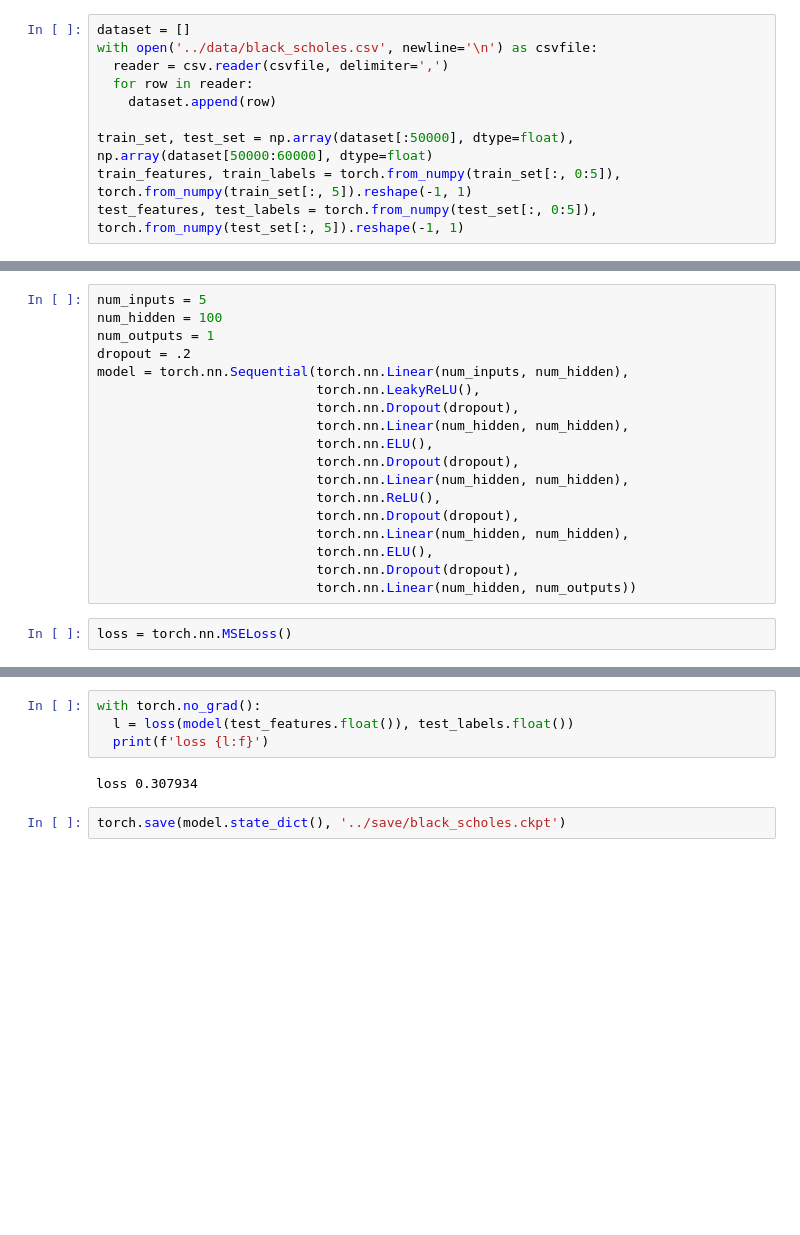
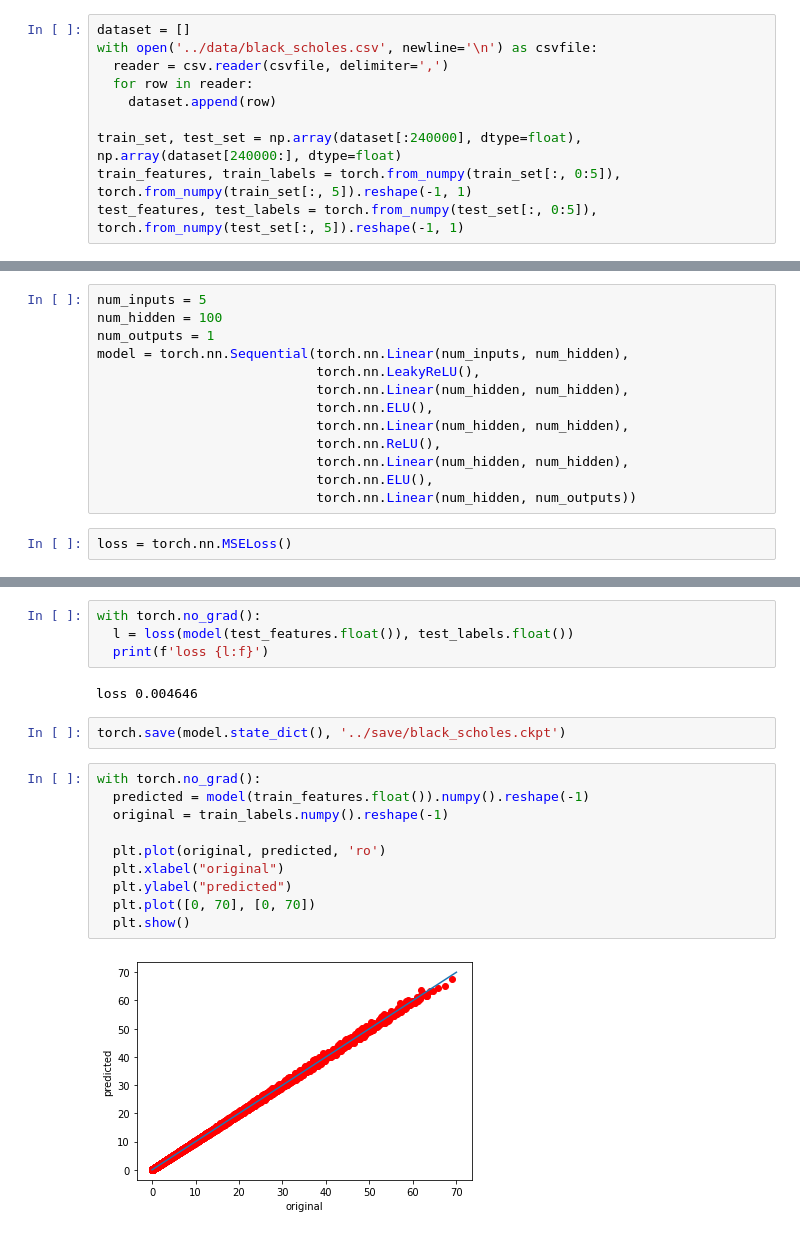
Before and after one commit to tmtsf/deep-learning, a Jupyter notebook: code/02-quant_finance/src/black_scholes.ipynb, the cells around one changed output, grey strips where cells are left out. Drawn from its saved outputs; the diff is of its cells as text; blank space fills up the shorter version.

Commit message:
can train the black scholes now

```diff
--- a/code/02-quant_finance/src/black_scholes.ipynb
+++ b/code/02-quant_finance/src/black_scholes.ipynb
@@ -11,7 +12,7 @@ with open('../data/black_scholes.csv', newline='\n') as csvfile:
   for row in reader:
     dataset.append(row)
 
-train_set, test_set = np.array(dataset[:50000], dtype=float), np.array(dataset[50000:60000], dtype=float)
+train_set, test_set = np.array(dataset[:240000], dtype=float), np.array(dataset[240000:], dtype=float)
 train_features, train_labels = torch.from_numpy(train_set[:, 0:5]), torch.from_numpy(train_set[:, 5]).reshape(-1, 1)
 test_features, test_labels = torch.from_numpy(test_set[:, 0:5]), torch.from_numpy(test_set[:, 5]).reshape(-1, 1)
 # %%
@@ -26,19 +27,14 @@ test_iter = torch.utils.data.DataLoader(torch.utils.data.TensorDataset(test_feat
 num_inputs = 5
 num_hidden = 100
 num_outputs = 1
-dropout = .2
 model = torch.nn.Sequential(torch.nn.Linear(num_inputs, num_hidden),
                             torch.nn.LeakyReLU(),
-                            torch.nn.Dropout(dropout),
                             torch.nn.Linear(num_hidden, num_hidden),
                             torch.nn.ELU(),
-                            torch.nn.Dropout(dropout),
                             torch.nn.Linear(num_hidden, num_hidden),
                             torch.nn.ReLU(),
-                            torch.nn.Dropout(dropout),
                             torch.nn.Linear(num_hidden, num_hidden),
                             torch.nn.ELU(),
-                            torch.nn.Dropout(dropout),
                             torch.nn.Linear(num_hidden, num_outputs))
 # %%
 loss = torch.nn.MSELoss()
@@ -88,6 +84,18 @@ with torch.no_grad():
   l = loss(model(test_features.float()), test_labels.float())
   print(f'loss {l:f}')
 # %% [output]
-loss 0.307934
+loss 0.004646
 # %%
 torch.save(model.state_dict(), '../save/black_scholes.ckpt')
+# %%
+with torch.no_grad():
+  predicted = model(train_features.float()).numpy().reshape(-1)
+  original = train_labels.numpy().reshape(-1)
+
+  plt.plot(original, predicted, 'ro')
+  plt.xlabel("original")
+  plt.ylabel("predicted")
+  plt.plot([0, 70], [0, 70])
+  plt.show()
+# %% [output]
+[figure, added]
```
Also changed, not shown: parts of 6 cells of this notebook.
